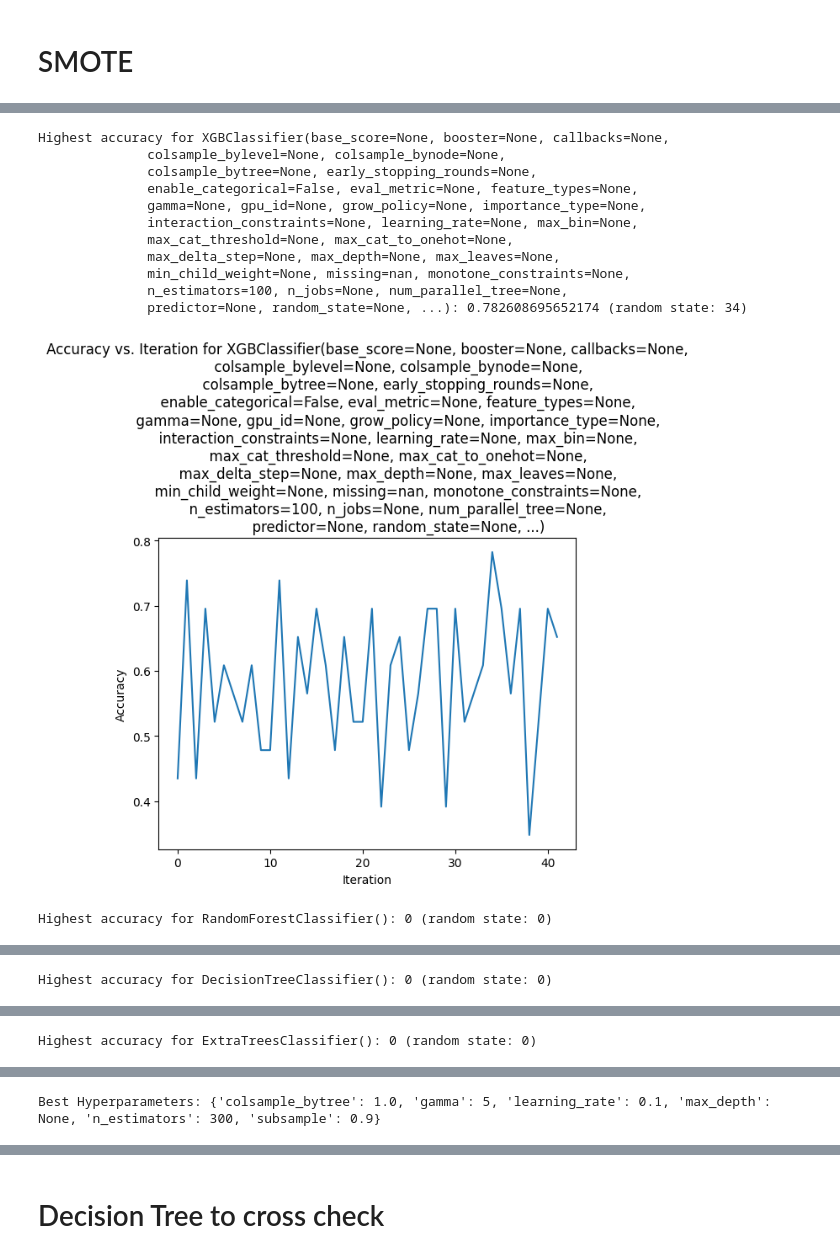
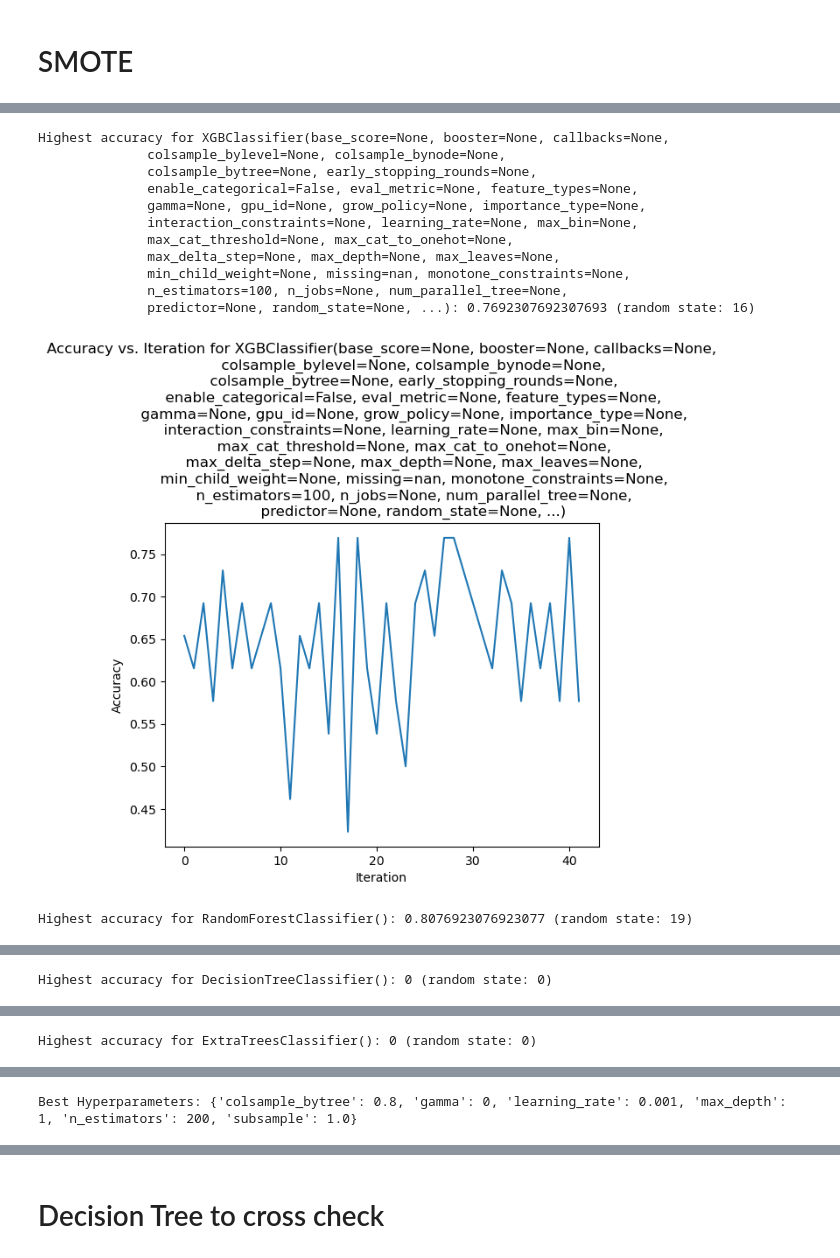
Before and after one commit to Mrcl3/aTDFAD59Pb7cC10I, a Jupyter notebook: HappinessScore.ipynb, the cells around one changed output, grey strips where cells are left out. Drawn from its saved outputs; the diff is of its cells as text; code cells hidden in the pictures.

```diff
--- a/HappinessScore.ipynb
+++ b/HappinessScore.ipynb
@@ -95,5 +94,5 @@ Drive already mounted at /content/drive; to attempt to forcibly remount, call dr
 # %%
-df = pd.read_csv('/content/drive/MyDrive/Aprziva/HappinnesScore/ACME-HappinessSurvey2020 (1).csv')
+df = pd.read_csv(r"C:\Users\mbajd\OneDrive\Dokumenty\apziva\Aprziva\aTDFAD59Pb7cC10I\ACME-HappinessSurvey2020.csv")
 # %%
 df.shape
 # %% [output]
@@ -760,7 +759,7 @@ from imblearn.over_sampling import SMOTE
 smote = SMOTE(random_state=20)
 
 # Resample the dataset using SMOTE
-X_resampled, y_resampled = smote.fit_resample(X, Y)
+X_resampled, Y_resampled = smote.fit_resample(X, Y)
 
 
 # Count the class distribution before applying SMOTE
@@ -801,40 +800,40 @@ for item in models:
     accuracy_tuple = (0, 0)  # Initialize accuracy_tuple
     i = 0
     for i in range(0, 42):
-        X_train_scaled, X_test_scaled, y_train, y_test = train_test_split(X, Y, test_size=0.2, random_state=i, stratify=Y)
+        X_train_scaled, X_test_scaled, y_train, y_test = train_test_split(X_resampled, Y_resampled, test_size=0.2, random_state=i, stratify=Y_resampled)
         model = item
         model.fit(X_train_scaled, y_train)
         # Make predictions on the test set
         y_pred = model.predict(X_test_scaled)
         y_pred1 = model.predict(X_train_scaled)
         # Calculate evaluation metrics
         accuracy2 = accuracy_score(y_train, y_pred1)
         accuracy = accuracy_score(y_test, y_pred)
         if accuracy_max < accuracy:
             accuracy_max = accuracy
             accuracy_tuple = (accuracy_max, i)
         accuracy_values.append(accuracy)
         iteration_numbers.append(i)
         #print(f"Model accuracy on the test set: {accuracy}, random state: {i}")
     print(f"Highest accuracy for {item}: {accuracy_tuple[0]} (random state: {accuracy_tuple[1]})")
 
     # Plotting the accuracy values
     plt.plot(iteration_numbers, accuracy_values)
     plt.xlabel('Iteration')
     plt.ylabel('Accuracy')
     plt.title(f'Accuracy vs. Iteration for {item}')
     plt.show()
 # %% [output]
 Highest accuracy for XGBClassifier(base_score=None, booster=None, callbacks=None,
               colsample_bylevel=None, colsample_bynode=None,
               colsample_bytree=None, early_stopping_rounds=None,
               enable_categorical=False, eval_metric=None, feature_types=None,
               gamma=None, gpu_id=None, grow_policy=None, importance_type=None,
               interaction_constraints=None, learning_rate=None, max_bin=None,
               max_cat_threshold=None, max_cat_to_onehot=None,
               max_delta_step=None, max_depth=None, max_leaves=None,
               min_child_weight=None, missing=nan, monotone_constraints=None,
               n_estimators=100, n_jobs=None, num_parallel_tree=None,
-              predictor=None, random_state=None, ...): 0.782608695652174 (random state: 34)
+              predictor=None, random_state=None, ...): 0.7692307692307693 (random state: 16)
-[figure, old version]
+[figure, new version]
-Highest accuracy for RandomForestClassifier(): 0 (random state: 0)
+Highest accuracy for RandomForestClassifier(): 0.8076923076923077 (random state: 19)
@@ -877,7 +876,7 @@ results = grid_search.cv_results_
 param_names = list(param_grid.keys())
 param_values = [param_grid[name] for name in param_names]
 # %% [output]
-Best Hyperparameters: {'colsample_bytree': 1.0, 'gamma': 5, 'learning_rate': 0.1, 'max_depth': None, 'n_estimators': 300, 'subsample': 0.9}
+Best Hyperparameters: {'colsample_bytree': 0.8, 'gamma': 0, 'learning_rate': 0.001, 'max_depth': 1, 'n_estimators': 200, 'subsample': 1.0}
 # %%
 from sklearn.metrics import confusion_matrix
 
```
Also changed, not shown: parts of 36 cells of this notebook.
